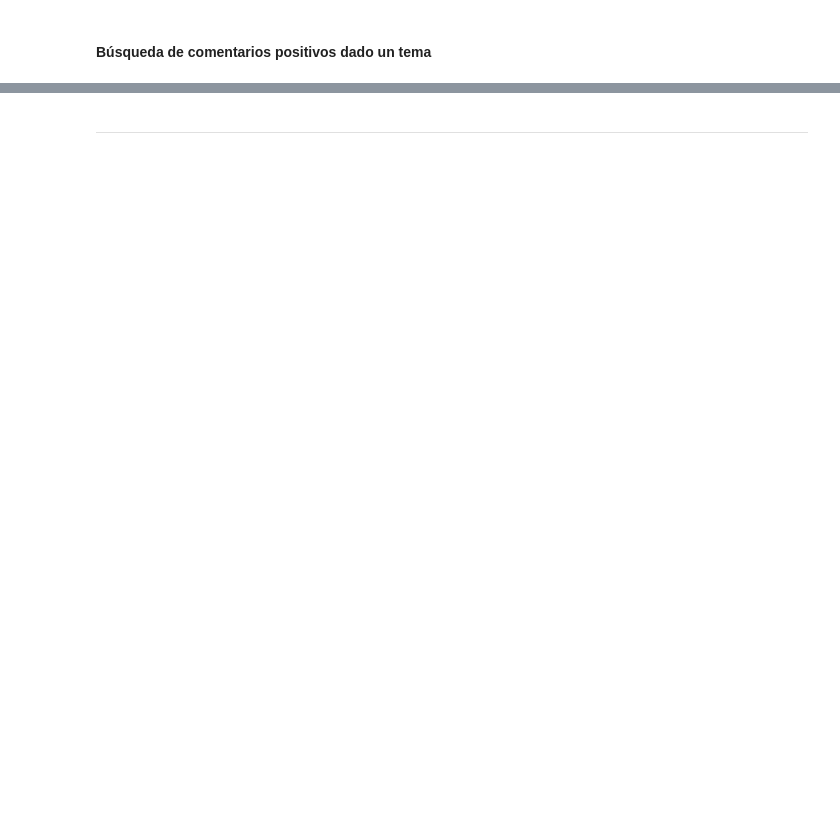
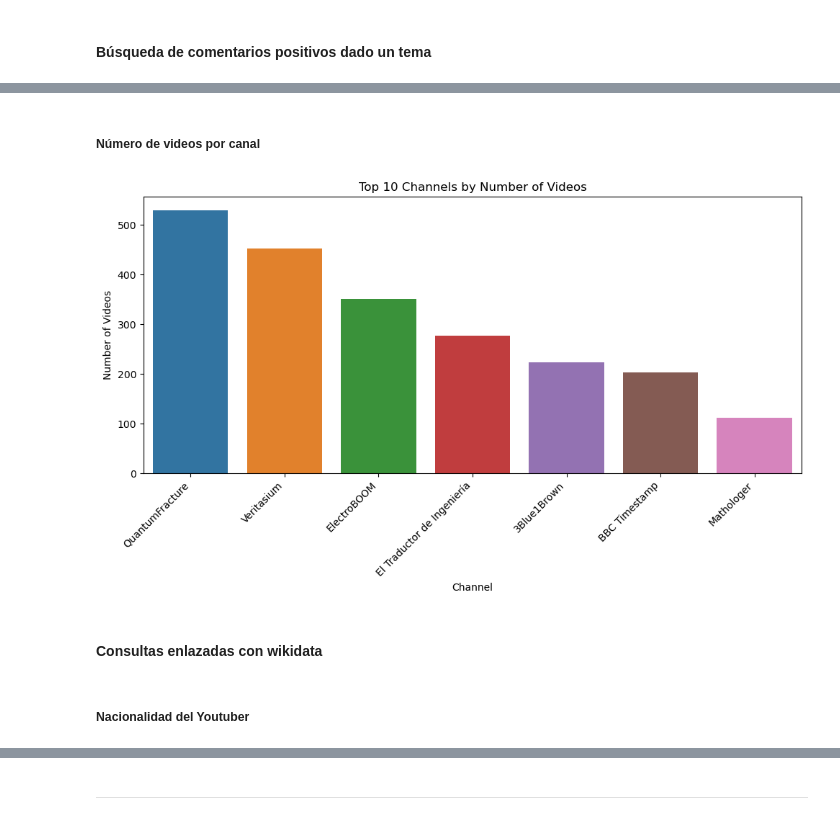
Before and after one commit to Mariogarber/Hackathon_GESTDB, a Jupyter notebook: results/Results.ipynb, the cells around one changed output, grey strips where cells are left out. Saved outputs shown, nothing was run; the diff lists cells and outputs as text; code cells hidden in the pictures; blank space fills up the shorter version.

```diff
--- a/results/Results.ipynb
+++ b/results/Results.ipynb
@@ -746,0 +1381,49 @@ VIDEOS SIMILARES:
+# %% [markdown]
+##### Número de videos por canal
+# %%
+query = """
+PREFIX wd: <http://www.wikidata.org/entity/>
+PREFIX wdt: <http://www.wikidata.org/prop/direct/>
+
+PREFIX schema: <http://schema.org/>
+SELECT ?channelName (COUNT(?video) AS ?numVideos)
+WHERE {
+  ?video a wd:Q63412991 ;
+         wdt:P123 ?channel .
+  ?channel schema:name ?channelName .
+}
+GROUP BY ?channelName
+ORDER BY DESC(?numVideos)
+LIMIT 10
+"""
+
+sparql.setQuery(query)
+results = sparql.query().convert()
+
+# Convert results to DataFrame
+data = []
+for result in results["results"]["bindings"]:
+  channel_name = result["channelName"]["value"]
+  num_videos = int(result["numVideos"]["value"])
+  data.append({
+    "Channel": channel_name,
+    "NumVideos": num_videos
+  })
+
+df_videos_per_channel = pd.DataFrame(data)
+
+# Plot
+plt.figure(figsize=(10, 6))
+sns.barplot(x="Channel", y="NumVideos", data=df_videos_per_channel)
+plt.xticks(rotation=45, ha="right")
+plt.xlabel("Channel")
+plt.ylabel("Number of Videos")
+plt.title("Top 10 Channels by Number of Videos")
+plt.tight_layout()
+plt.show()
+# %% [output]
+[figure, added]
+# %% [markdown]
+#### Consultas enlazadas con wikidata
+# %% [markdown]
+##### Nacionalidad del Youtuber
```
Also changed, not shown: parts of 40 cells of this notebook.
